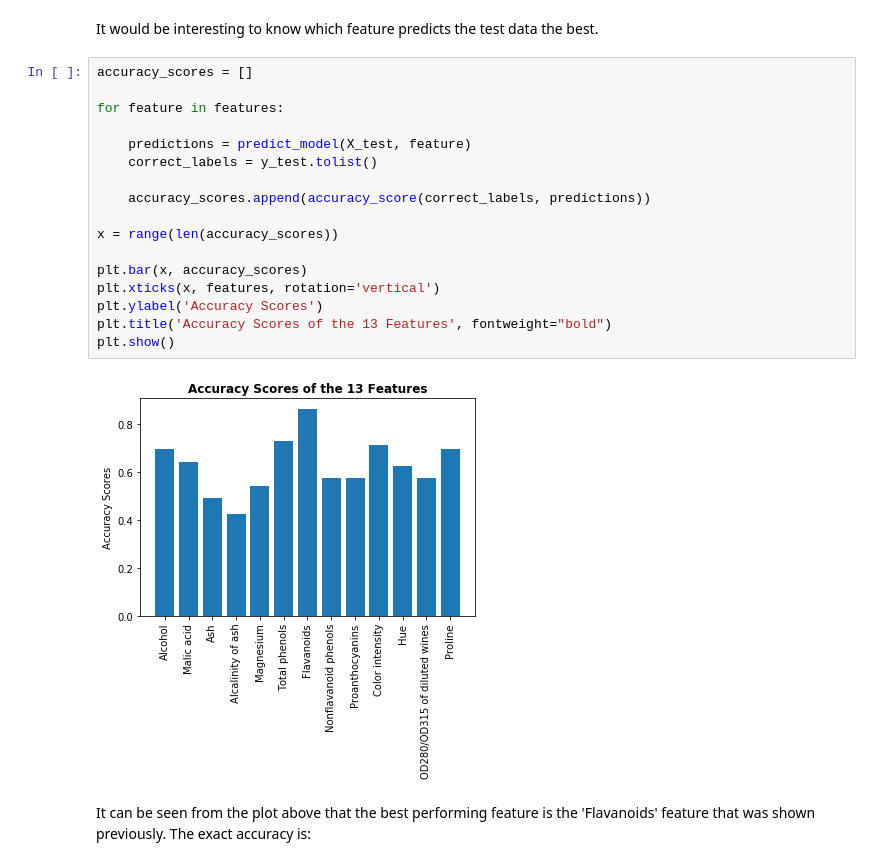
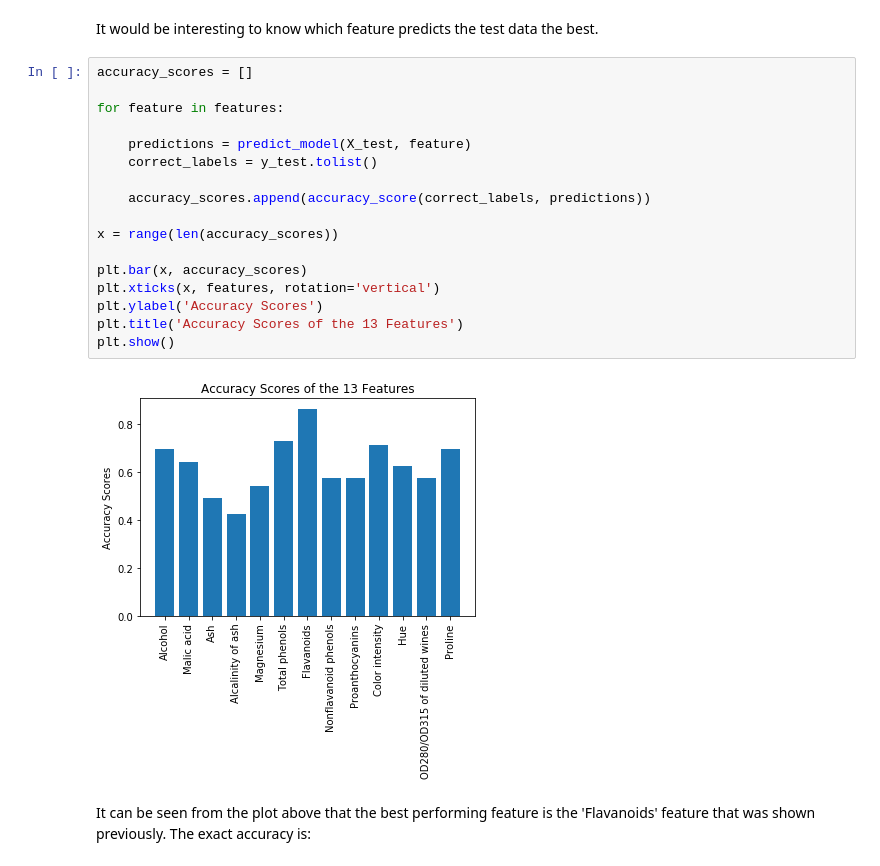
Before and after one commit to dmbentley/generative-model, a Jupyter notebook: univariate-generative-model.ipynb, the cells around one changed output. Drawn from its saved outputs; the diff is of its cells as text.

```diff
--- a/univariate-generative-model.ipynb
+++ b/univariate-generative-model.ipynb
@@ -231,22 +238,22 @@ It would be interesting to know which feature predicts the test data the best.
 # %%
 accuracy_scores = []
 
 for feature in features:
 
     predictions = predict_model(X_test, feature)
     correct_labels = y_test.tolist()
 
     accuracy_scores.append(accuracy_score(correct_labels, predictions))
 
 x = range(len(accuracy_scores))
 
 plt.bar(x, accuracy_scores)
 plt.xticks(x, features, rotation='vertical')
 plt.ylabel('Accuracy Scores')
-plt.title('Accuracy Scores of the 13 Features', fontweight="bold")
+plt.title('Accuracy Scores of the 13 Features')
 plt.show()
 # %% [output]
-[figure, old version]
+[figure, new version]
 # %% [markdown]
 It can be seen from the plot above that the best performing feature is the 'Flavanoids' feature that was shown previously. The exact accuracy is:
 # %%
```
Also changed, not shown: parts of 8 cells of this notebook, 5 other files.
